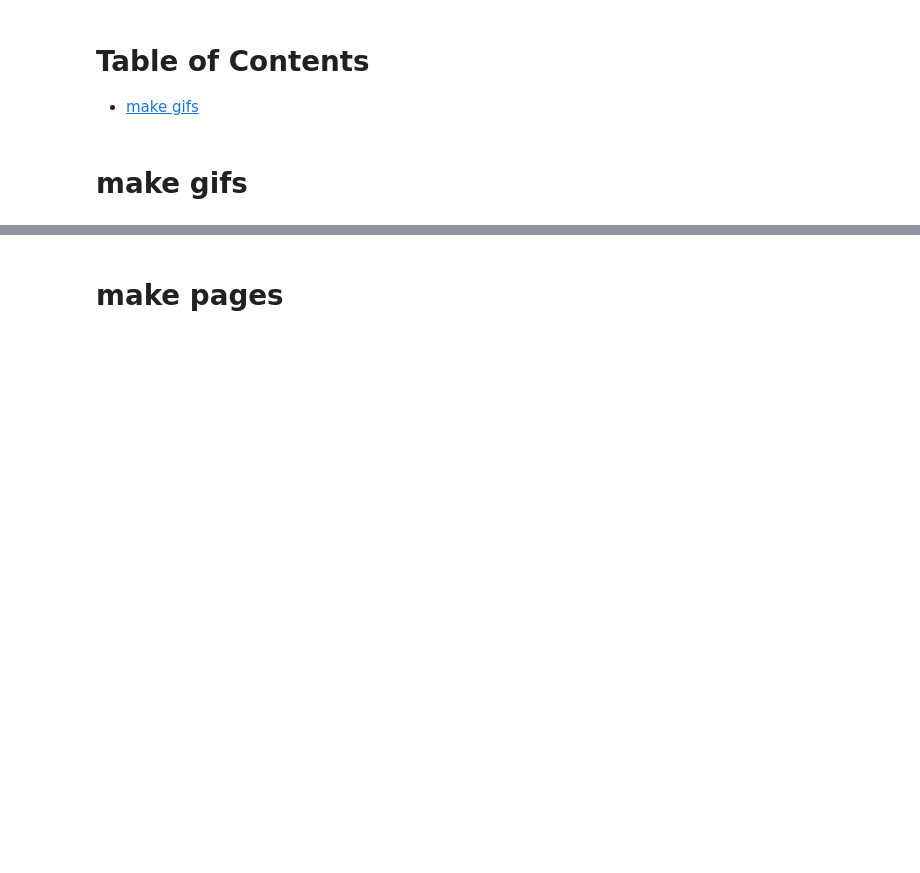
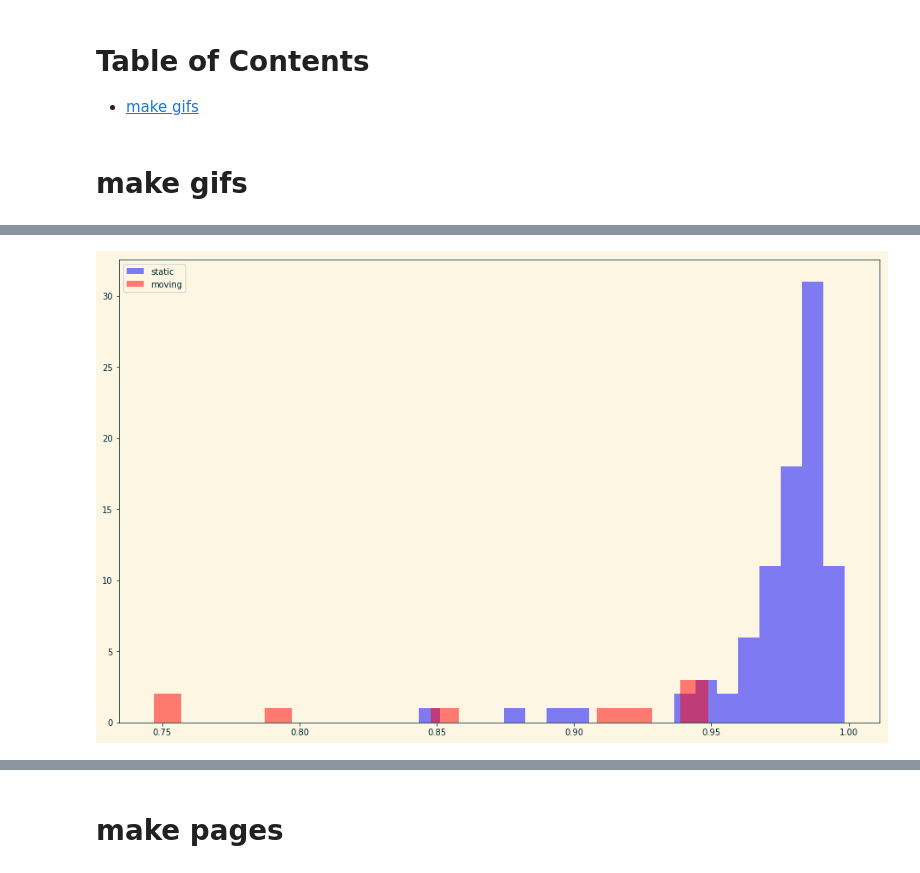
Before and after one commit to drschwenk/analyze_ds, a Jupyter notebook: gen_doc_pages.ipynb, the cells around one changed output, grey strips where cells are left out. Saved outputs shown, nothing was run; the diff lists cells and outputs as text; code cells hidden in the pictures; blank space fills up the shorter version.

```diff
--- a/gen_doc_pages.ipynb
+++ b/gen_doc_pages.ipynb
@@ -167,0 +251,2 @@ def combine_bg_images(video):
+# %%
+frame_arr_dir = '/Users/schwenk/wrk/animation_gan/dataset/v3p0/trajectories/frame_arr_data/'
@@ -167,0 +260,13 @@ def combine_bg_images(video):
+# %%
+def detect_moving_bg(video):
+    frame_arr_data = np.load(os.path.join(frame_arr_dir, video.gid() + '.npy'))
+    ent_masks = combine_masks(video)
+    vid_cutouts = np.array([make_cutout(video, frame_arr_data, ent_masks, fn, write=False) for fn in range(75)])
+    avg_cutout = np.median(vid_cutouts, axis=0).astype(np.uint8)
+    similarity_to_mean = np.array([compare_ssim(vid_cutouts[fn], avg_cutout, multichannel=True) for fn in range(75)])
+    return similarity_to_mean.max()
+
+
+def classify_video(video, thresh=0.95):
+    max_ssim = detect_moving_bg(video)
+    return {video.gid: max_ssim < thresh}
@@ -167,0 +294,12 @@ def combine_bg_images(video):
+# %%
+# all_bg_res = [detect_moving_bg(complete_ds.get_video(v)) for v in tqdm(vid_labels['vid'])]
+all_bg_res_mse = [detect_moving_bg(complete_ds.get_video(v)) for v in tqdm(vid_labels['vid'])]
+
+vid_labels['ssim'] = all_bg_res_mse
+# %%
+ax1 = plt.subplot(111)
+vid_labels[vid_labels['moving']==0]['ssim'].hist(ax=ax1, color='blue', label='static', alpha=0.5, bins=20)
+vid_labels[vid_labels['moving']==1]['ssim'].hist(ax=ax1, color='red', label='moving', alpha=0.5, bins=20)
+_ = ax1.legend(loc='best')
+# %% [output]
+[figure, added]
```
Also changed, not shown: parts of 82 cells of this notebook.
